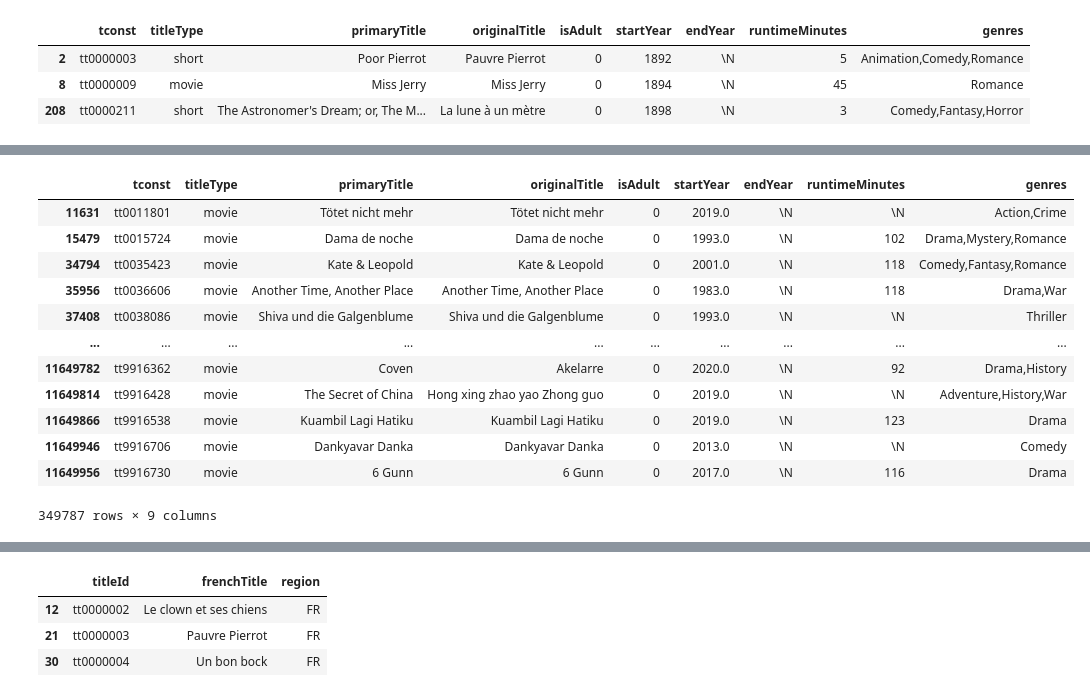
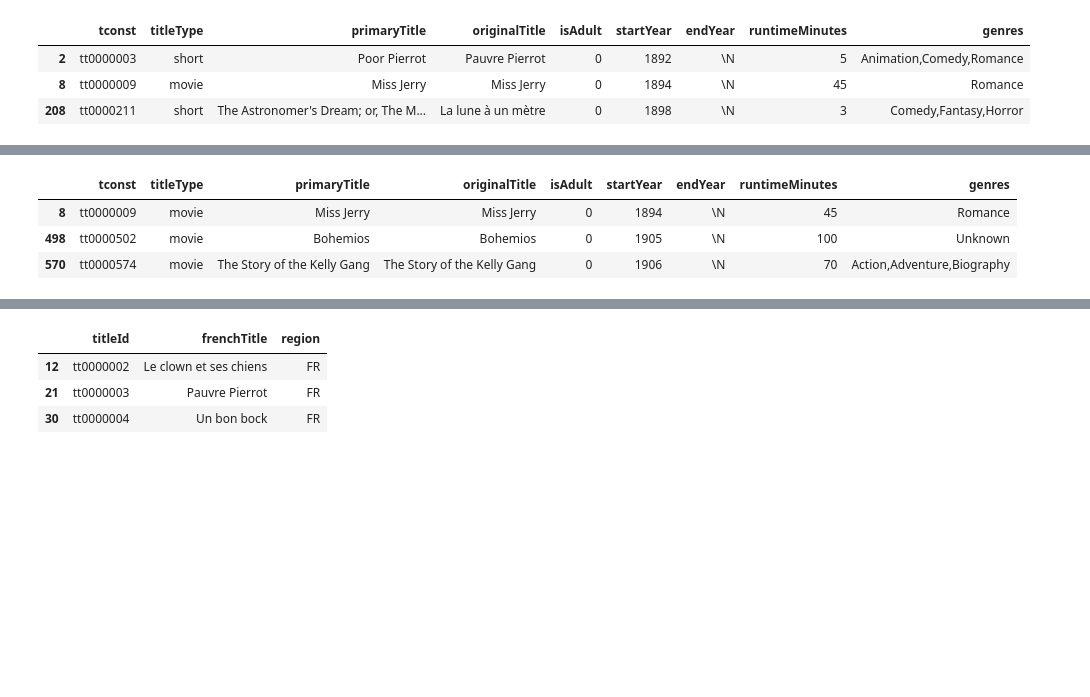
Before and after one commit to Idumii/WildCodeSchool-Projet2, a Jupyter notebook: base.ipynb, the cells around one changed output, grey strips where cells are left out. Saved outputs shown, nothing was run; the diff lists cells and outputs as text; code cells hidden in the pictures; blank space fills up the shorter version.

```diff
--- a/base.ipynb
+++ b/base.ipynb
@@ -83,9 +75,3 @@ display(df_title_basics_copy.head(3))
 | 2 | tt0000003 | short | Poor Pierrot | Pauvre Pierrot | 0 | 1892 | \N | 5 | Animation,Comedy,Romance |
 | 8 | tt0000009 | movie | Miss Jerry | Miss Jerry | 0 | 1894 | \N | 45 | Romance |
 | 208 | tt0000211 | short | The Astronomer's Dream; or, The M... | La lune à un mètre | 0 | 1898 | \N | 3 | Comedy,Fantasy,Horror |
-# %%
-# On enlève les films sortis avant 1970
-df_title_basics_copy['startYear'] = pd.to_numeric(df_title_basics_copy['startYear'], errors='coerce',downcast ='signed')
-df_title_basics_copy = df_title_basics_copy[df_title_basics_copy['startYear'] >= 1970]
-
-display(df_title_basics_copy)
@@ -106,32 +78,23 @@ display(df_title_basics_copy)
 # %%
 # Verifier les différents types de films
 df_title_basics_copy['titleType'].unique()
 
 # On récupere uniquement les films
 df_title_basics_copy = df_title_basics_copy[df_title_basics_copy['titleType'] == 'movie']
 
 # On enlève les films pour adultes
 
 df_title_basics_copy = df_title_basics_copy[df_title_basics_copy['isAdult'] == '0']
 
 # On enlève les films sans titre
 df_title_basics_copy['primaryTitle'] = df_title_basics_copy['primaryTitle'].fillna('None.')
 
-display(df_title_basics_copy[df_title_basics_copy['primaryTitle'].isna() == False])
+display(df_title_basics_copy[df_title_basics_copy['primaryTitle'].isna() == False].head(3))
 # %% [output]
 |  | tconst | titleType | primaryTitle | originalTitle | isAdult | startYear | endYear | runtimeMinutes | genres |
-| 11631 | tt0011801 | movie | Tötet nicht mehr | Tötet nicht mehr | 0 | 2019.0 | \N | \N | Action,Crime |
-| 15479 | tt0015724 | movie | Dama de noche | Dama de noche | 0 | 1993.0 | \N | 102 | Drama,Mystery,Romance |
-| 34794 | tt0035423 | movie | Kate & Leopold | Kate & Leopold | 0 | 2001.0 | \N | 118 | Comedy,Fantasy,Romance |
-| 35956 | tt0036606 | movie | Another Time, Another Place | Another Time, Another Place | 0 | 1983.0 | \N | 118 | Drama,War |
-| 37408 | tt0038086 | movie | Shiva und die Galgenblume | Shiva und die Galgenblume | 0 | 1993.0 | \N | \N | Thriller |
-| ... | ... | ... | ... | ... | ... | ... | ... | ... | ... |
-| 11649782 | tt9916362 | movie | Coven | Akelarre | 0 | 2020.0 | \N | 92 | Drama,History |
-| 11649814 | tt9916428 | movie | The Secret of China | Hong xing zhao yao Zhong guo | 0 | 2019.0 | \N | \N | Adventure,History,War |
-| 11649866 | tt9916538 | movie | Kuambil Lagi Hatiku | Kuambil Lagi Hatiku | 0 | 2019.0 | \N | 123 | Drama |
-| 11649946 | tt9916706 | movie | Dankyavar Danka | Dankyavar Danka | 0 | 2013.0 | \N | \N | Comedy |
-| 11649956 | tt9916730 | movie | 6 Gunn | 6 Gunn | 0 | 2017.0 | \N | 116 | Drama |
+| 8 | tt0000009 | movie | Miss Jerry | Miss Jerry | 0 | 1894 | \N | 45 | Romance |
+| 498 | tt0000502 | movie | Bohemios | Bohemios | 0 | 1905 | \N | 100 | Unknown |
+| 570 | tt0000574 | movie | The Story of the Kelly Gang | The Story of the Kelly Gang | 0 | 1906 | \N | 70 | Action,Adventure,Biography |
-349787 rows × 9 columns
 # %%
 # Jointure entre df_title_basics_copy et df_tmdb, clé communune : tconst et imdb_id
 df_merged = pd.merge(df_title_basics_copy, df_tmdb, left_on='tconst', right_on='imdb_id', how='left')
```
Also changed, not shown: parts of 21 cells of this notebook.
